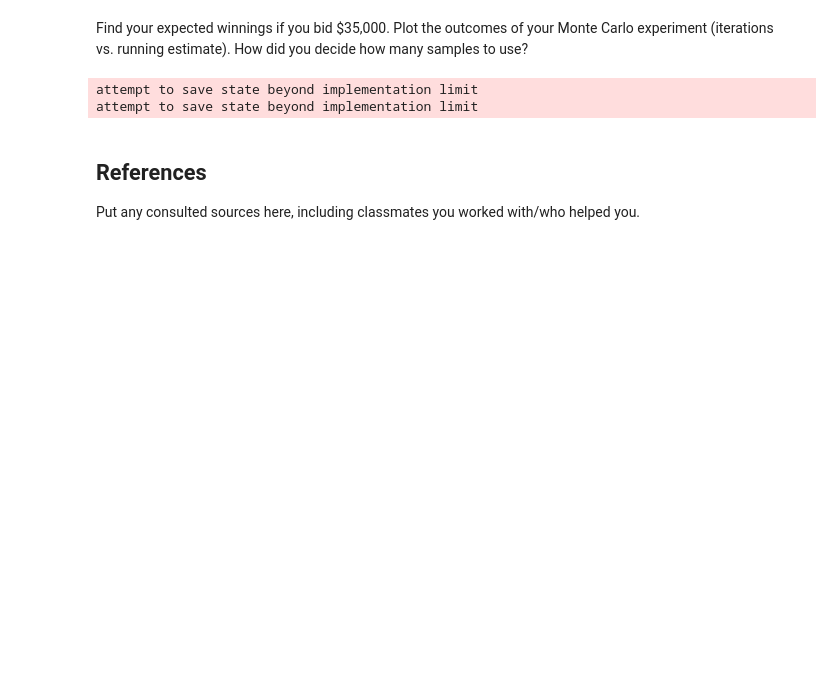
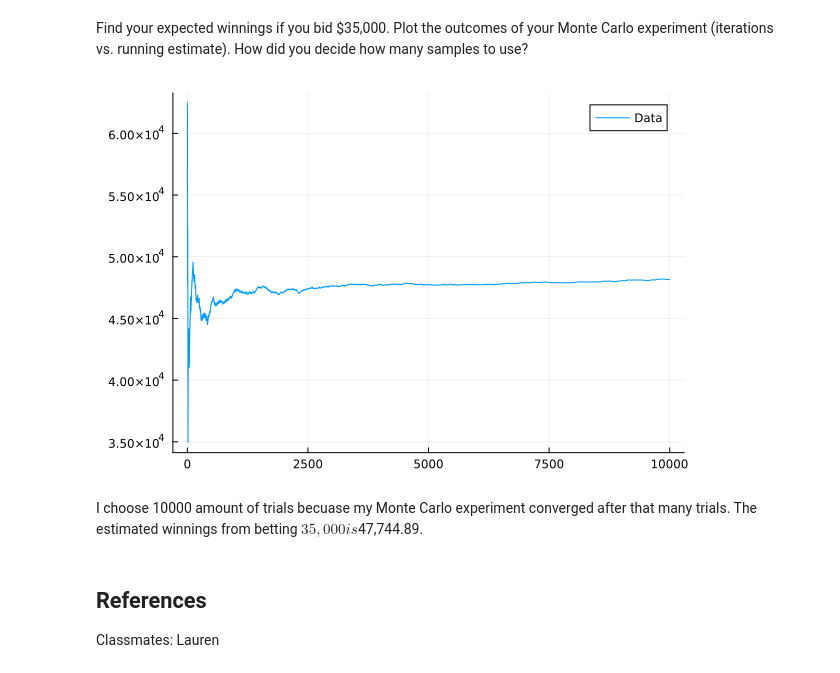
Before and after one commit to BEE4750-FA24/lab2-MFountian26, a Jupyter notebook: lab02.ipynb, the cells around one changed output. Drawn from its saved outputs; the diff is of its cells as text; code cells hidden in the pictures; blank space fills up the shorter version.

```diff
--- a/lab02.ipynb
+++ b/lab02.ipynb
@@ -205,41 +205,45 @@ your Monte Carlo experiment (iterations vs. running estimate). How did
 you decide how many samples to use?
 # %%
 #creates samples
-showcases = rand(showcase_dist, 25)
+Trials= 10000
+showcases = rand(showcase_dist, Trials)
 #histogram(showcases)
 
 #iniatlize variables
 bet=35000;
-guess = collect(range(1,25));
-showcase_diff=zeros(25);
+guess = collect(range(1,Trials));
+showcase_diff=zeros(Trials);
 smean=0;
-scount=0;
-showcase_mean=zeros(25);
+showcase_mean=zeros(Trials);
 sc_total=0;
+bt=zeros(Trials);
 # %%
 #find differiences between $35,000 bet and random Showcase value
-for i in 1:25
-    scount+=
+scount=0;
+for i in 1:Trials
+    scount=scount+1
+    bt[i]=scount
     sc=showcases[i]
     if  bet-sc>0 && bet-sc<250
         sc_total=sc_total+bet
         showcase_mean[i] = sc_total/scount
         #showcase_diff[i] = bet-sc
     elseif bet-sc<0
         showcase_mean[i] = sc_total/scount
     else
         sc_total=sc_total+(2*sc)
         showcase_mean[i] = sc_total/scount
     end
 end
 
-bt= collect(range(1,scount))
-plot(bt,showcase_mean)
+
+plot(bt,showcase_mean, label="Data")
+#show(showcase_mean[Trials])
 # %% [output]
-attempt to save state beyond implementation limit
-attempt to save state beyond implementation limit
+[figure, added]
+# %% [markdown]
+I choose 10000 amount of trials becuase my Monte Carlo experiment converged after that many trials. The estimated winnings from betting $35,000 is $47,744.89.
 # %% [markdown]
 ## References
 
-Put any consulted sources here, including classmates you worked with/who
-helped you.
+Classmates: Lauren
```
